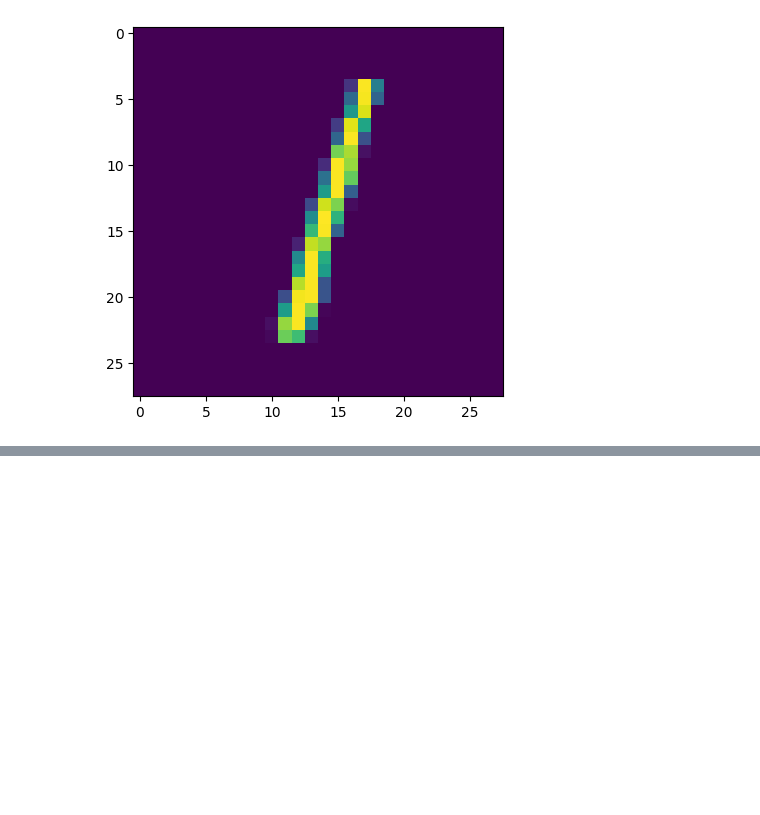
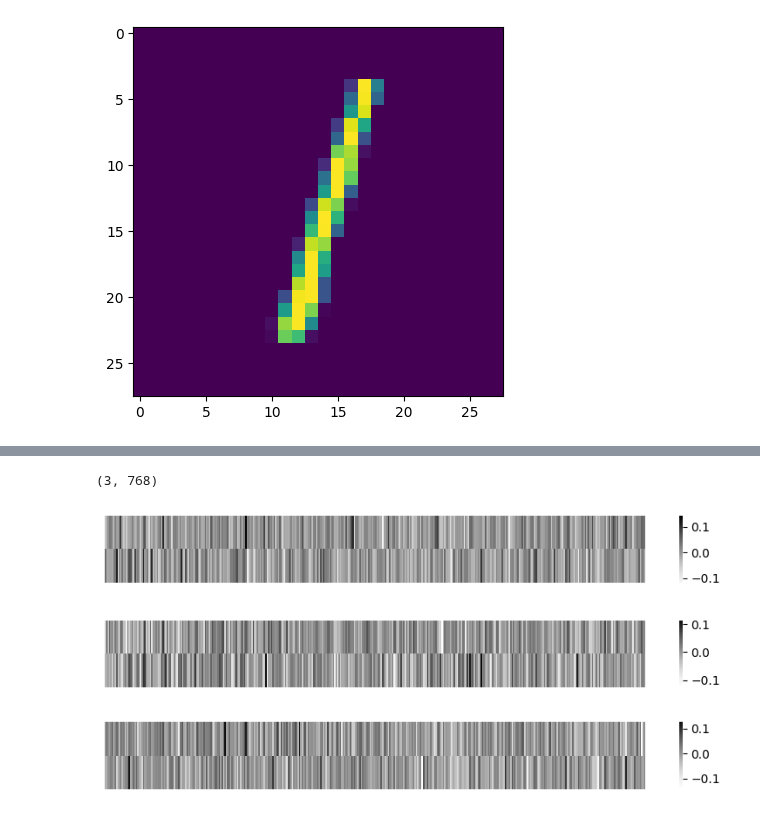
Before and after one commit to aadehamid/embeddings, a Jupyter notebook: vector_DB.ipynb, the cells around one changed output, grey strips where cells are left out. Drawn from its saved outputs; the diff is of its cells as text; code cells hidden in the pictures; blank space fills up the shorter version.

Commit message:
Added model checkpoint

```diff
--- a/vector_DB.ipynb
+++ b/vector_DB.ipynb
@@ -192,0 +218,34 @@ Embedding for the ONE is         [-0.48709142 -1.9574659 ]
+# %%
+#Sentences we want to encode. Example:
+sentence = ['The team enjoyed the hike through the meadow',
+            'The national park had great views',
+            'Olive oil drizzled over pizza tastes delicious']
+model = SentenceTransformer("all-mpnet-base-v2")
+
+# get the embedding of the query
+sentence_embedding, _ = create_sentence_embedding(sentence, model, bert = False)
+# %%
+sentence_embedding.shape
+# %% [output]
+(3, 768)
+# %%
+import seaborn as sns
+
+sns.heatmap(sentence_embedding[0].reshape(-1,384),cmap="Greys",center=0,square=False)
+plt.gcf().set_size_inches(10,1)
+plt.axis('off')
+plt.show()
+
+sns.heatmap(sentence_embedding[1].reshape(-1,384),cmap="Greys",center=0,square=False)
+plt.gcf().set_size_inches(10,1)
+plt.axis('off')
+plt.show()
+
+sns.heatmap(sentence_embedding[2].reshape(-1,384),cmap="Greys",center=0,square=False)
+plt.gcf().set_size_inches(10,1)
+plt.axis('off')
+plt.show()
+# %% [output]
+[figure, added]
+[figure, added]
+[figure, added]
```
Also changed, not shown: parts of 6 cells of this notebook.
